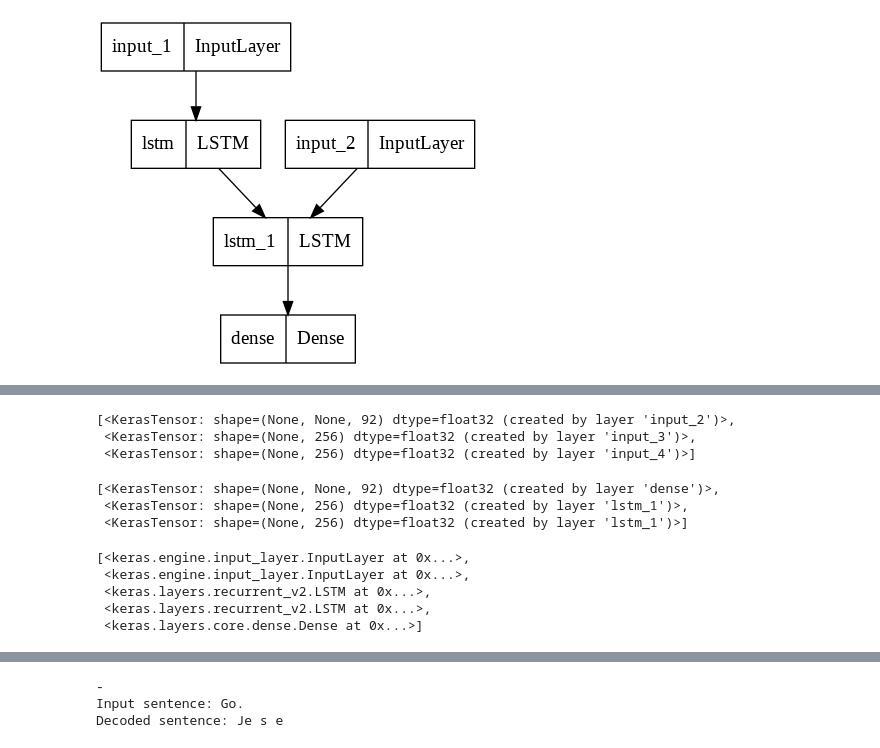
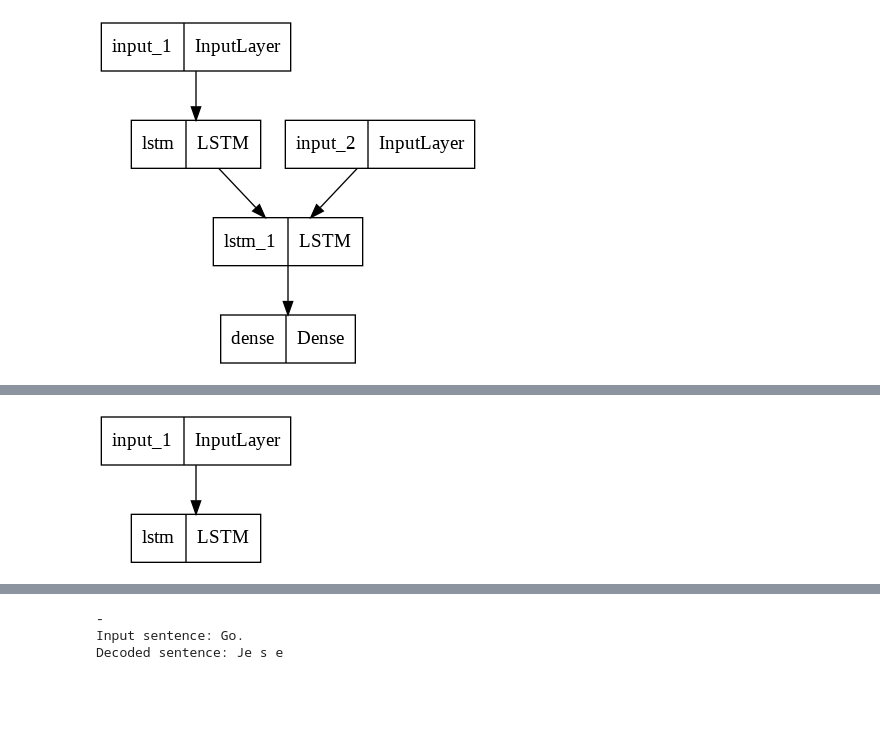
Before and after one commit to StevenVuong/NLP_Playground, a Jupyter notebook: text_generation/Keras_Seq2Seq.ipynb, the cells around one changed output, grey strips where cells are left out. Drawn from its saved outputs; the diff is of its cells as text; code cells hidden in the pictures; blank space fills up the shorter version.

Commit message:
keras seq2seq

```diff
--- a/text_generation/Keras_Seq2Seq.ipynb
+++ b/text_generation/Keras_Seq2Seq.ipynb
@@ -239,23 +232,3 @@ WARNING:absl:<keras.layers.recurrent.LSTMCell object at 0x...> has the same name
-# %%
-[decoder_inputs] + decoder_states_inputs
-# %% [output]
-[<KerasTensor: shape=(None, None, 92) dtype=float32 (created by layer 'input_2')>,
- <KerasTensor: shape=(None, 256) dtype=float32 (created by layer 'input_3')>,
- <KerasTensor: shape=(None, 256) dtype=float32 (created by layer 'input_4')>]
-# %%
-[decoder_outputs] + decoder_states
-# %% [output]
-[<KerasTensor: shape=(None, None, 92) dtype=float32 (created by layer 'dense')>,
- <KerasTensor: shape=(None, 256) dtype=float32 (created by layer 'lstm_1')>,
- <KerasTensor: shape=(None, 256) dtype=float32 (created by layer 'lstm_1')>]
-# %%
-model.layers
-# %% [output]
-[<keras.engine.input_layer.InputLayer at 0x...>,
- <keras.engine.input_layer.InputLayer at 0x...>,
- <keras.layers.recurrent_v2.LSTM at 0x...>,
- <keras.layers.recurrent_v2.LSTM at 0x...>,
- <keras.layers.core.dense.Dense at 0x...>]
 # %%
 ## Define sampling models
 
@@ -329,3 +295,7 @@ def decode_sequence(input_seq):
         # Update states
         states_value = [h, c] #update h, c
     return decoded_sentence
+# %%
+tf.keras.utils.plot_model(encoder_model)
+# %% [output]
+[figure, added]
```
Also changed, not shown: parts of 4 cells of this notebook.
